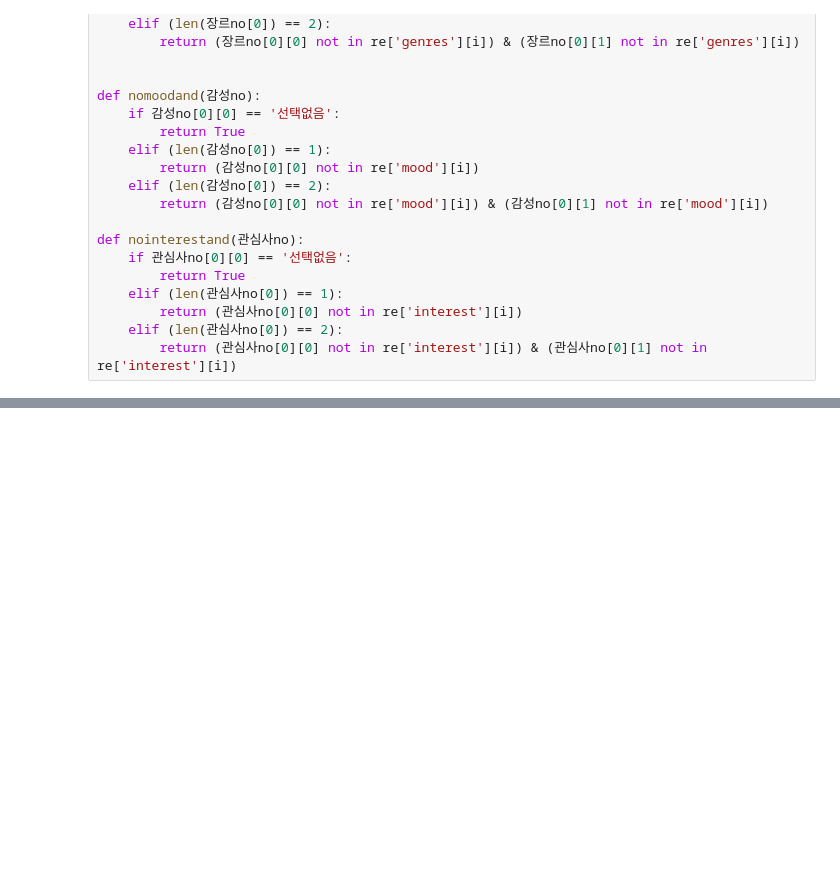
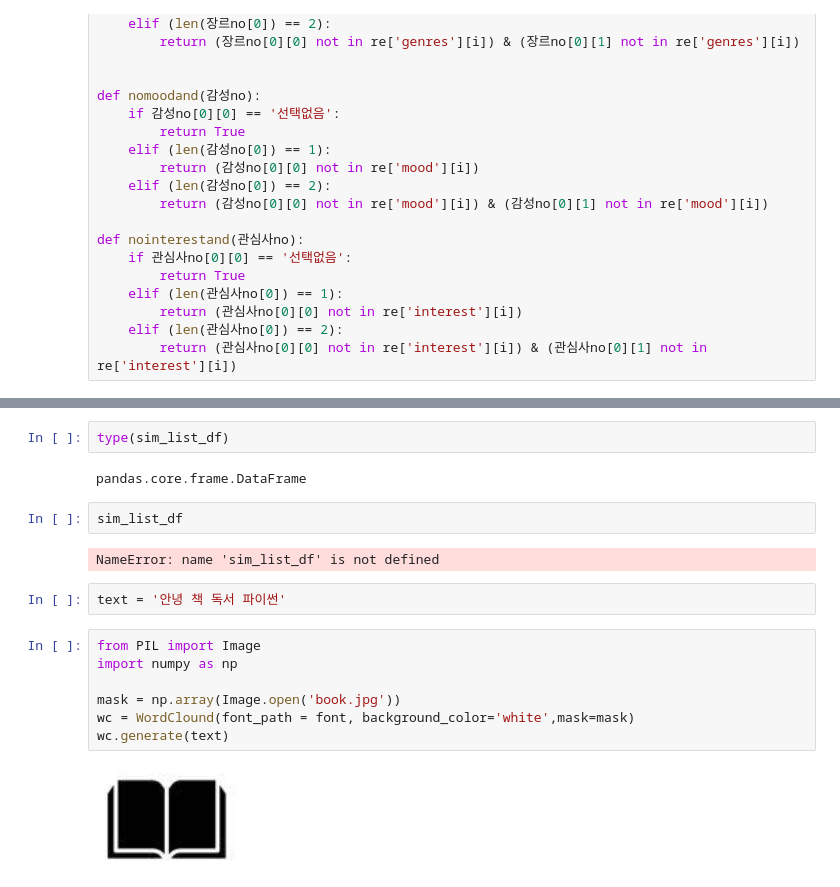
Before and after one commit to Hongbi-Kim/Project_book_recommendation, a Jupyter notebook: 추천시스템.ipynb, the cells around one changed output, grey strips where cells are left out. Cells and saved outputs as stored; diff of their text form; blank space fills up the shorter version.

```diff
--- a/추천시스템.ipynb
+++ b/추천시스템.ipynb
@@ -225,0 +308,19 @@ False
+# %%
+type(sim_list_df)
+# %% [output]
+pandas.core.frame.DataFrame
+# %%
+sim_list_df
+# %% [output]
+NameError: name 'sim_list_df' is not defined
+# %%
+text = '안녕 책 독서 파이썬'
+# %%
+from PIL import Image
+import numpy as np
+
+mask = np.array(Image.open('book.jpg'))
+wc = WordClound(font_path = font, background_color='white',mask=mask)
+wc.generate(text)
+# %% [output]
+[figure, added]
```
Also changed, not shown: parts of 25 cells of this notebook, 5 other files.
